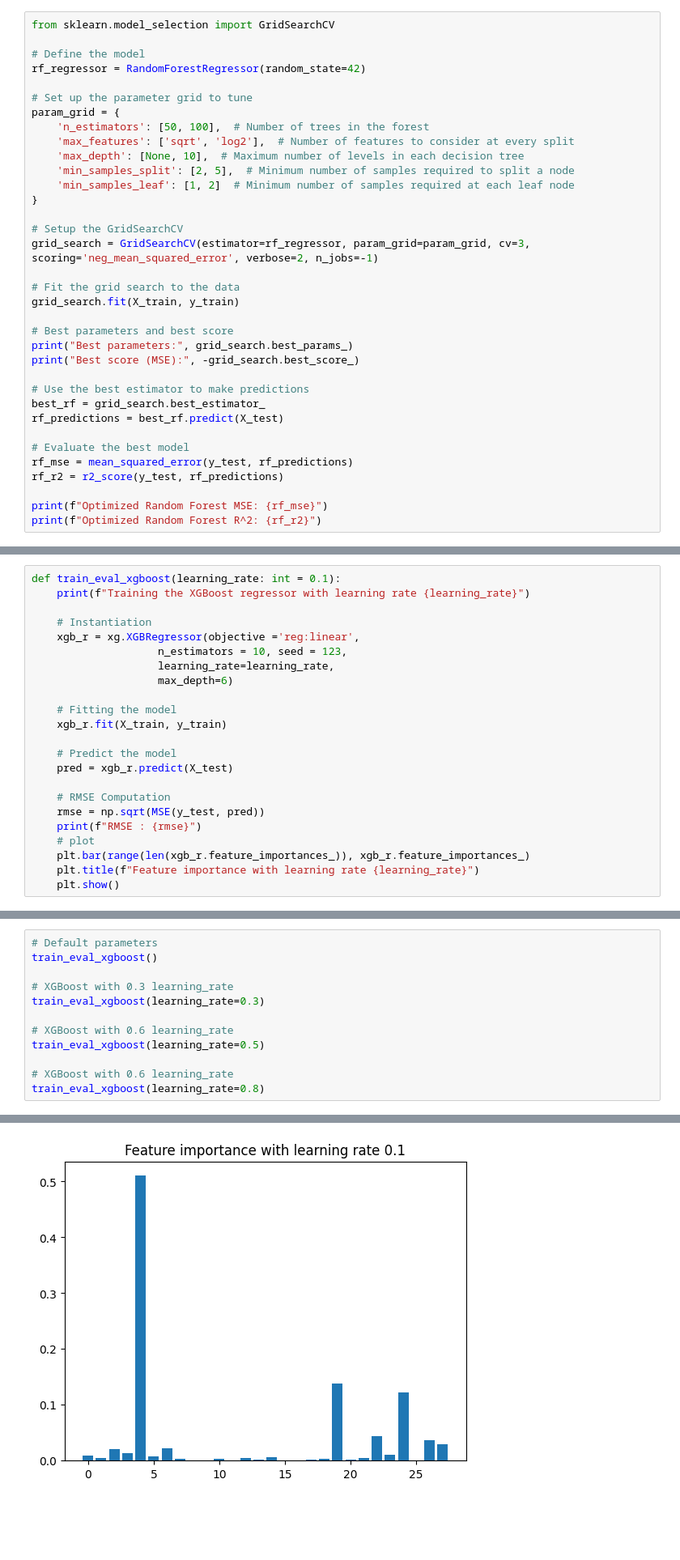
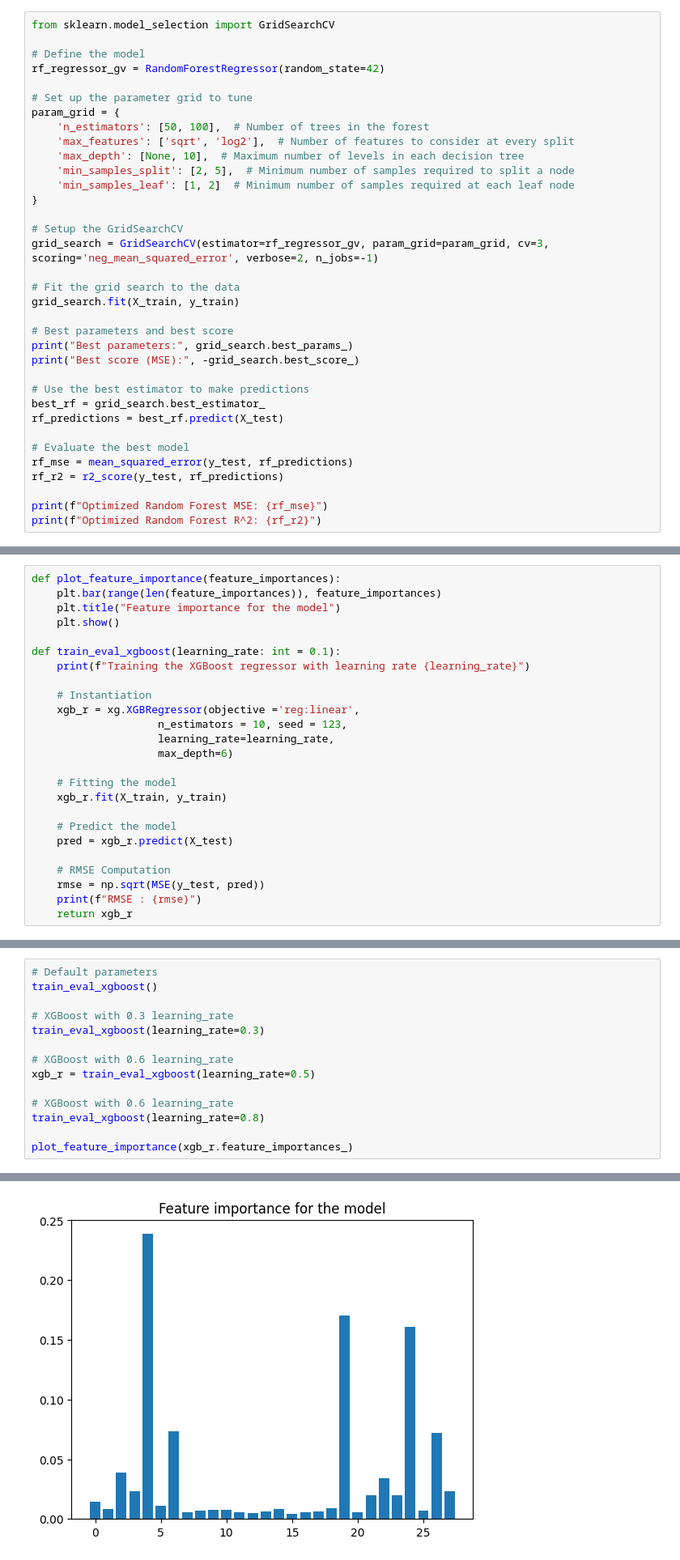
Before and after one commit to ashrithagoramane/INFO7390, a Jupyter notebook: notebooks/FinalNotebook.ipynb, the cells around one changed output, grey strips where cells are left out. Shown at 81% size. Cells and saved outputs as stored; diff of their text form; blank space fills up the shorter version.

```diff
--- a/notebooks/FinalNotebook.ipynb
+++ b/notebooks/FinalNotebook.ipynb
@@ -766,7 +766,7 @@ Random Forest R^2: 0.4948330214783929
 from sklearn.model_selection import GridSearchCV
 
 # Define the model
-rf_regressor = RandomForestRegressor(random_state=42)
+rf_regressor_gv = RandomForestRegressor(random_state=42)
 
 # Set up the parameter grid to tune
 param_grid = {
@@ -778,7 +778,7 @@ param_grid = {
 }
 
 # Setup the GridSearchCV
-grid_search = GridSearchCV(estimator=rf_regressor, param_grid=param_grid, cv=3, scoring='neg_mean_squared_error', verbose=2, n_jobs=-1)
+grid_search = GridSearchCV(estimator=rf_regressor_gv, param_grid=param_grid, cv=3, scoring='neg_mean_squared_error', verbose=2, n_jobs=-1)
 
 # Fit the grid search to the data
 grid_search.fit(X_train, y_train)
@@ -826,6 +838,11 @@ import xgboost as xg
 from sklearn.metrics import mean_squared_error as MSE
 import matplotlib.pyplot as plt
 # %%
+def plot_feature_importance(feature_importances):
+    plt.bar(range(len(feature_importances)), feature_importances)
+    plt.title("Feature importance for the model")
+    plt.show()
+
 def train_eval_xgboost(learning_rate: int = 0.1):
     print(f"Training the XGBoost regressor with learning rate {learning_rate}")
 
@@ -844,10 +861,7 @@ def train_eval_xgboost(learning_rate: int = 0.1):
     # RMSE Computation
     rmse = np.sqrt(MSE(y_test, pred))
     print(f"RMSE : {rmse}")
-    # plot
-    plt.bar(range(len(xgb_r.feature_importances_)), xgb_r.feature_importances_)
-    plt.title(f"Feature importance with learning rate {learning_rate}")
-    plt.show()
+    return xgb_r
 # %% [markdown]
 #### XGBoost regressor with hyperparameter tuning
 # %%
@@ -858,10 +872,12 @@ train_eval_xgboost()
 train_eval_xgboost(learning_rate=0.3)
 
 # XGBoost with 0.6 learning_rate
-train_eval_xgboost(learning_rate=0.5)
+xgb_r = train_eval_xgboost(learning_rate=0.5)
 
 # XGBoost with 0.6 learning_rate
 train_eval_xgboost(learning_rate=0.8)
+
+plot_feature_importance(xgb_r.feature_importances_)
 # %% [output]
 Training the XGBoost regressor with learning rate 0.1
 RMSE : 4.300718135615203
@@ -868 +890 @@ RMSE : 4.300718135615203
-[figure, old version]
+[figure, new version]
```
Also changed, not shown: parts of 5 cells of this notebook.
